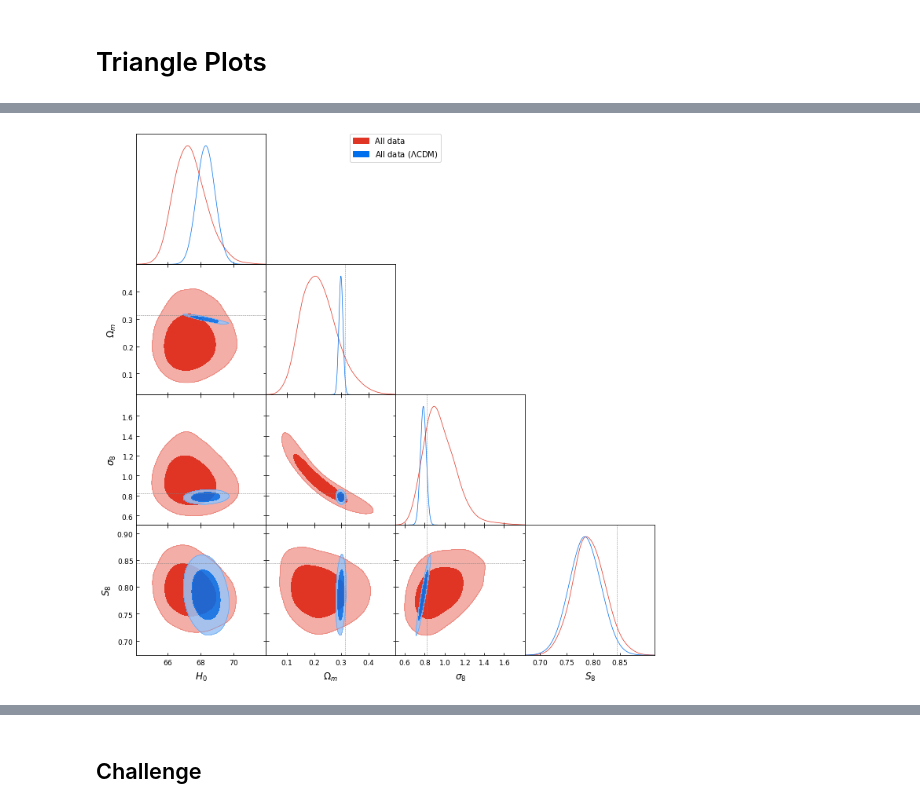
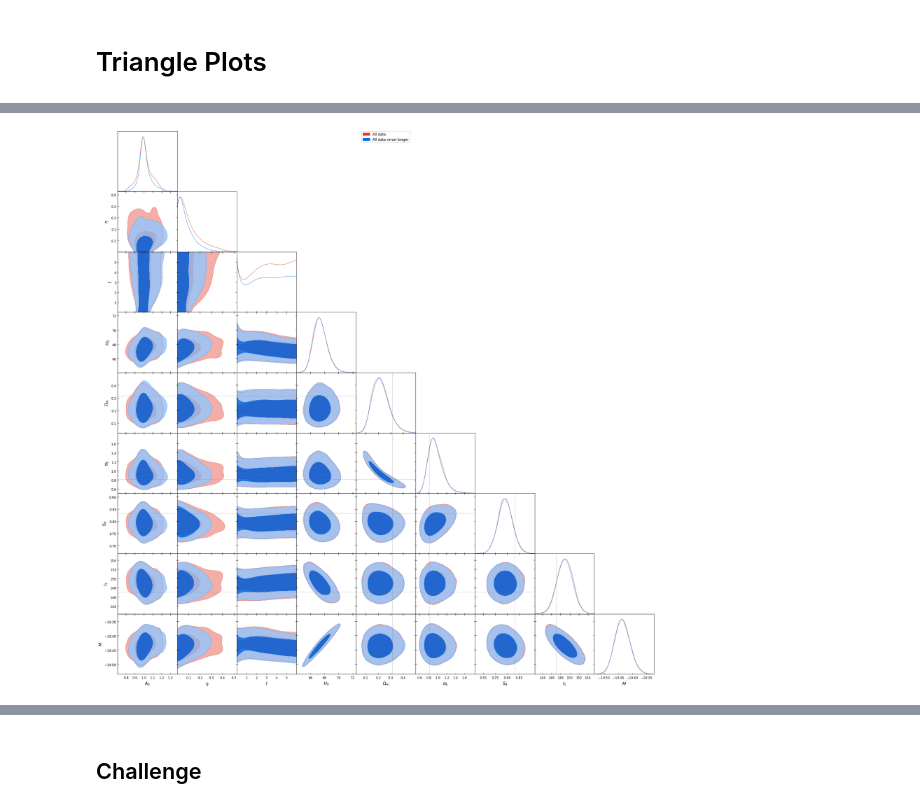
Before and after one commit to JaimeRZP/Growz, a Jupyter notebook: notebooks/plotting_clean.ipynb, the cells around one changed output, grey strips where cells are left out. Saved outputs shown, nothing was run; the diff lists cells and outputs as text; code cells hidden in the pictures.

Commit message:
make datas

```diff
--- a/notebooks/plotting_clean.ipynb
+++ b/notebooks/plotting_clean.ipynb
@@ -51,7 +52,7 @@ dx = np.mean(np.diff(x_arr))
 z_arr = np.exp(x_arr)-1
 a_arr = 1./(1+z_arr)
 
-path = '/home/jaimerz/PhD/Growz/data/products/'
+path = '/home/jaime/PhD/Growz/data/products/'
 
 data_class = MakeData(z_max, res , path)
 Planck = data_class.Planck
@@ -417,8 +427,8 @@ labels_dict = {'n': '\eta',
 names_All = ['n', 'l', 'n_H', 'l_H', 'n_Xi', 'l_Xi', 'A0',
              'H0', 'H0_gp',  'Omega_m', 'omega_m', 'Omega_m_mean',
              'omega_b', 'Omega_m', 'Omega_b', 's80', 'S80', 'M']
-ranges2 = {'l':[0.001, 7],}
-ranges = {'l':[0.001, 7], 'Omega_m':[0.00, 0.5], 'n':[0, 1]}
+ranges2 = {'l':[0.01, 6],}
+ranges = {'l':[0.01, 6], 'Omega_m':[0.00, 0.5], 'n':[0, 1]}
 ranges_c = {'H0_gp':[60, 80], 'Omega_m':[0.00, 0.5], 's80':[0, 1.2], 'S80':[0, 1]}
 # %%
 Fiducial_LCDM_samples = make_samples(fiducial_LCDM, ['H0_gp', 'Omega_m', 's80', 'S80', 'M', 'rd'],
@@ -427,6 +437,8 @@ DESI_LCDM_samples = make_samples(DESI_LCDM, ['H0_gp', 'Omega_m', 's80', 'S80'],
                                 ranges, r'DESI+CMB ($\Lambda$CDM)')
 All_CMB_samples = make_samples(All_CMB, ['A0', 'n', 'l', 'H0_gp', 'Omega_m', 's80', 'S80', 'rd', 'M'],
                                ranges, 'All data')
+All_CMB2_samples = make_samples(All_CMB2, ['A0', 'n', 'l', 'H0_gp', 'Omega_m', 's80', 'S80', 'rd', 'M'],
+                               ranges, 'All data rerun-longer')
 All_CMB_noA0_samples = make_samples(All_CMB_noA0, ['n', 'l', 'H0_gp', 'Omega_m', 's80', 'S80', 'rd', 'M'],
                                ranges, 'All data (Two-steps)')
 All_CMB_hp_samples = make_samples(All_CMB_hp, ['A0', 'H0_gp', 'Omega_m', 's80', 'S80', 'rd', 'M'],
@@ -436,21 +448,17 @@ All_samples = make_samples(All, ['A0', 'n', 'l', 'H0_gp', 'Omega_m', 's80', 'S80
 All_CMB_NODSS_samples = make_samples(All_CMB_NODSS, ['A0', 'n', 'l', 'H0_gp', 'Omega_m', 's80', 'S80', 'rd', 'M'],
                                ranges, 'No DSS')
 All_gro_samples = make_samples(All_gro, ['A0', 'n', 'l', 'H0_gp', 'Omega_m', 's80', 'S80'],
-                               ranges_c, 'Growth data')
-All_gro_wide_samples = make_samples(All_gro_wide, ['A0', 'l', 'H0_gp', 'Omega_m', 's80', 'S80'],
-                               ranges, 'Growth data + $\eta=0.5$')
-All_gro_wider_samples = make_samples(All_gro_wider, ['A0', 'l', 'H0_gp', 'Omega_m', 's80', 'S80'],
-                               ranges, 'Growth data + $\eta=0.5$ + $A_0$ wide')
-All_gro_widest_samples = make_samples(All_gro_widest, ['A0', 'l', 'H0_gp', 'Omega_m', 's80', 'S80'],
-                               ranges, 'Growth data + $\eta=1$')
-All_gro_diff_mean_samples = make_samples(All_gro_diff_mean, ['A0', 'l', 'H0_gp', 'Omega_m', 's80', 'S80'],
-                               ranges, 'Growth data + diff mean')
+                               ranges, 'Growth data')
 All_CMB_geo_samples = make_samples(All_CMB_geo, ['A0', 'n', 'l', 'H0_gp'],
                                ranges, 'Geometry data')
+All_CMB_geo2_samples = make_samples(All_CMB_geo2, ['A0', 'n', 'l', 'H0_gp'],
+                               ranges, 'Geometry data longer')
 All_CMB_bfWms8_samples = make_samples(All_CMB_bfWms8, ['n', 'l', 'H0_gp'],
                                ranges, 'All data (BF $\Omega_m$ and $\sigma_8$)')
 DESI_CMB_samples = make_samples(DESI_CMB, ['A0','n', 'l', 'H0_gp', 'Omega_m', 's80', 'S80'],
                                 ranges, r' DESI+CMB')
+DESI_CMB2_samples = make_samples(DESI_CMB2, ['A0','n', 'l', 'H0_gp', 'Omega_m', 's80', 'S80'],
+                                ranges, r' DESI+CMB rerun-longer')
 # %% [output]
 Removed no burn in
 Removed no burn in
@@ -470,11 +476,0 @@ Removed no burn in
-# %%
-g = plots.getSubplotPlotter(subplot_size=2.5)
-g.triangle_plot([All_gro_samples, All_gro_diff_mean_samples],
-                ['A0', 'H0_gp', 'Omega_m', 's80', 'S80'],
-                filled=True,
-                markers={'H0':100*data_class.cosmo.h(),
-                         'Omega_m': data_class.cosmo.Omega_m(),
-                         's80': data_class.cosmo.sigma8(),
-                         'S80': data_class.cosmo.sigma8()*np.sqrt(data_class.cosmo.Omega_m()/0.3),
-                         'rd':147.06546072,
-                         'M': -19.2})
@@ -483,13 +477,13 @@ g.triangle_plot([All_gro_samples, All_gro_diff_mean_samples],
 # %%
 g = plots.getSubplotPlotter(subplot_size=2.5)
-g.triangle_plot([All_CMB_samples, Fiducial_LCDM_samples],
-                ['H0_gp', 'Omega_m', 's80', 'S80'],
+g.triangle_plot([All_CMB_samples, All_CMB2_samples],
+                #['H0_gp', 'Omega_m', 's80', 'S80'],
                 filled=True,
                 markers={'H0':100*data_class.cosmo.h(),
                          'Omega_m': data_class.cosmo.Omega_m(),
                          's80': data_class.cosmo.sigma8(),
                          'S80': data_class.cosmo.sigma8()*np.sqrt(data_class.cosmo.Omega_m()/0.3),
                          'rd':147.06546072,
                          'M': -19.2})
 # %% [output]
-[figure, old version]
+[figure, new version]
```
Also changed, not shown: parts of 35 cells of this notebook, 29 other files.
